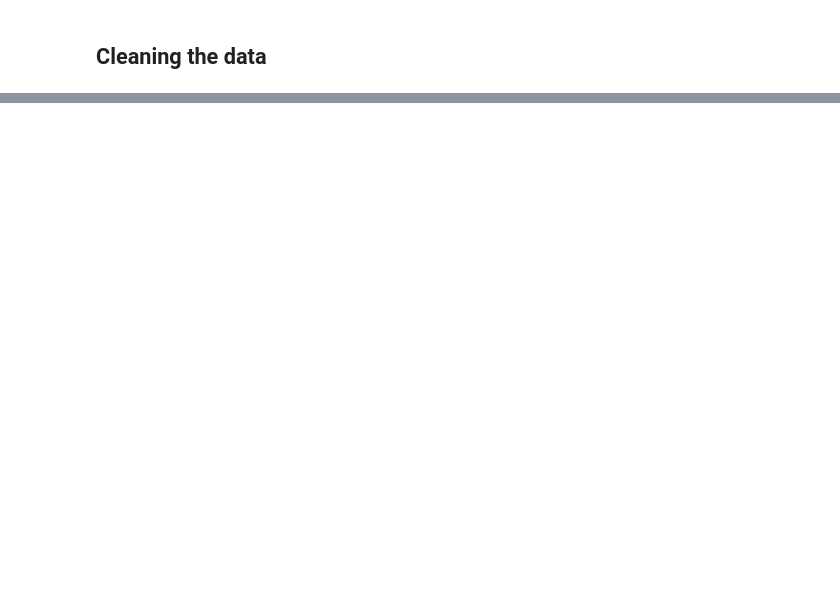
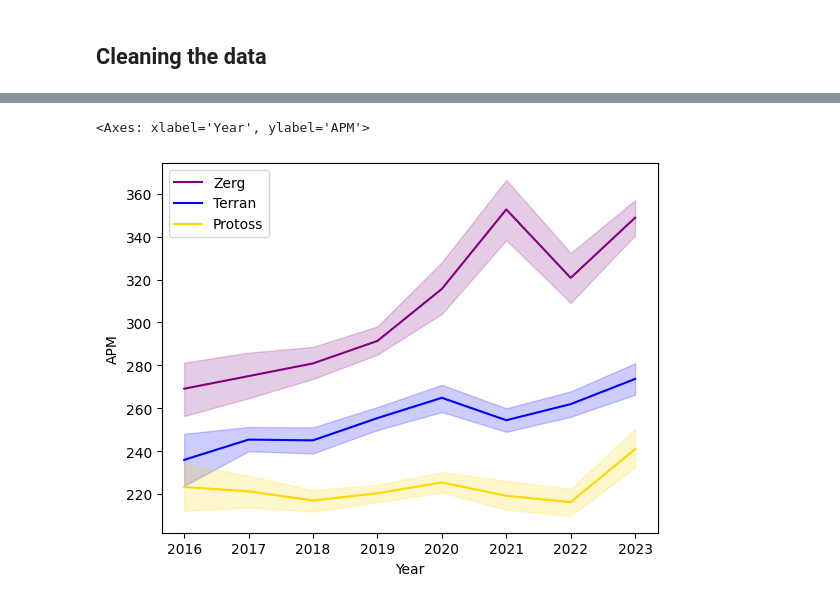
Before and after one commit to LukeLondesbrough/Python-Visualisation-Task, a Jupyter notebook: Sc2_IEM.ipynb, the cells around one changed output, grey strips where cells are left out. Saved outputs shown, nothing was run; the diff lists cells and outputs as text; code cells hidden in the pictures; blank space fills up the shorter version.

```diff
--- a/Sc2_IEM.ipynb
+++ b/Sc2_IEM.ipynb
@@ -45,0 +203,8 @@ iem.drop(columns = "Unnamed: 0", inplace = True)
+# %%
+# Now let make multi-line plot
+sns.lineplot(x = "Year", y = "APM", color = "purple", label ="Zerg", data = zerg_apm_year)
+sns.lineplot(x = "Year", y = "APM", color = "blue" , label ="Terran", data = terr_apm_year)
+sns.lineplot(x = "Year", y = "APM", color = "gold" , label ="Protoss", data = toss_apm_year)
+# %% [output]
+<Axes: xlabel='Year', ylabel='APM'>
+[figure, added]
```
Also changed, not shown: parts of 20 cells of this notebook.
